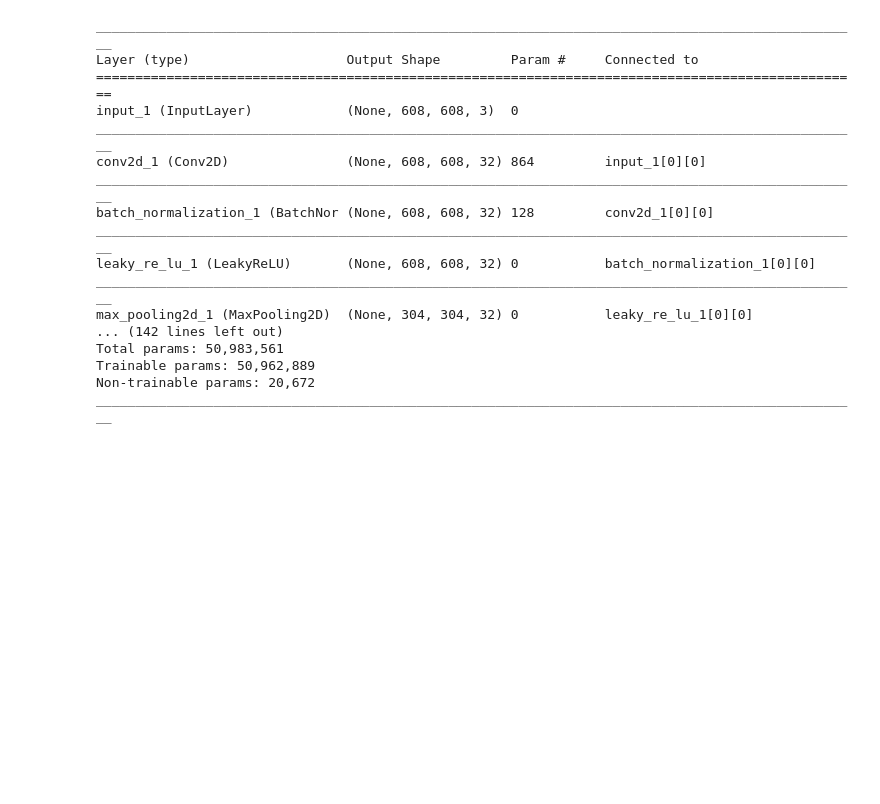
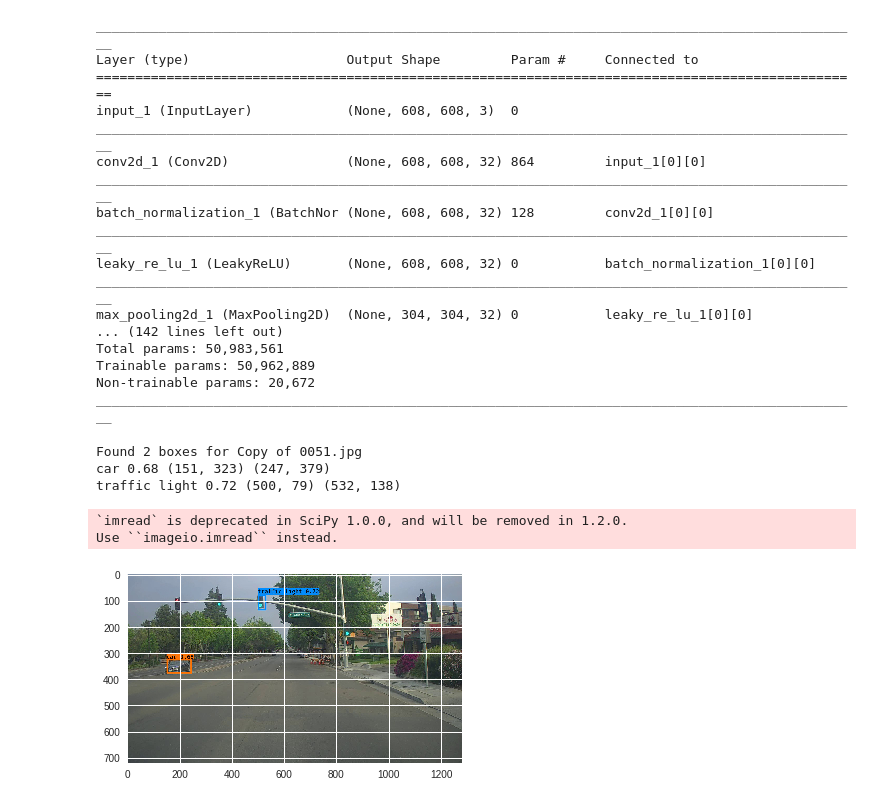
Before and after one commit to Rahul-15/object_detection, a Jupyter notebook: project.ipynb, the cells around one changed output. Saved outputs shown, nothing was run; the diff lists cells and outputs as text; code cells hidden in the pictures; blank space fills up the shorter version.

```diff
--- a/project.ipynb
+++ b/project.ipynb
@@ -273,9 +252,3 @@ sess = K.get_session()
 class_names = read_classes("drive/week3/model_data/coco_classes.txt")
 anchors = read_anchors("drive/week3/model_data/yolo_anchors.txt")
 image_shape = (720., 1280.)
-# %%
-from google.colab import files
-uploaded = files.upload()
-for fn in uploaded.keys():
-  print('User uploaded file "{name}" with length {length} bytes'.format(
-      name=fn, length=len(uploaded[fn])))
@@ -334,26 +341,30 @@ def predict(sess, image_file):
     Note: "None" actually represents the number of predicted boxes, it varies between 0 and max_boxes.
     """
 
-    # Preprocess your image
     image, image_data = preprocess_image("drive/" + image_file, model_image_size = (608, 608))
 
-    # Run the session with the correct tensors and choose the correct placeholders in the feed_dict.
-    # You'll need to use feed_dict={yolo_model.input: ... , K.learning_phase(): 0})
-    ### START CODE HERE ### (≈ 1 line)
+
     out_scores, out_boxes, out_classes = sess.run([scores, boxes, classes], feed_dict={yolo_model.input: image_data, K.learning_phase(): 0})
-    ### END CODE HERE ###
 
-    # Print predictions info
     print('Found {} boxes for {}'.format(len(out_boxes), image_file))
-    # Generate colors for drawing bounding boxes.
+
     colors = generate_colors(class_names)
-    # Draw bounding boxes on the image file
-    draw_boxes(image, out_scores, out_boxes, out_classes, class_names, colors)
-    # Save the predicted bounding box on the image
-    image.save(os.path.join("out", image_file), quality=90)
-    # Display the results in the notebook
-    output_image = scipy.misc.imread(os.path.join("out", image_file))
+
+    draw_boxes_temp(image, out_scores, out_boxes, out_classes, class_names, colors)
+
+    image.save(os.path.join("drive", image_file), quality=90)
+
+    output_image = scipy.misc.imread(os.path.join("drive", image_file))
     imshow(output_image)
 
     return out_scores, out_boxes, out_classes
+# %%
+out_scores, out_boxes, out_classes = predict(sess, "Copy of 0051.jpg")
+# %% [output]
+Found 2 boxes for Copy of 0051.jpg
+car 0.68 (151, 323) (247, 379)
+traffic light 0.72 (500, 79) (532, 138)
+`imread` is deprecated in SciPy 1.0.0, and will be removed in 1.2.0.
+Use ``imageio.imread`` instead.
+[figure, added]
 # %%
```
Also changed, not shown: parts of 15 cells of this notebook.
